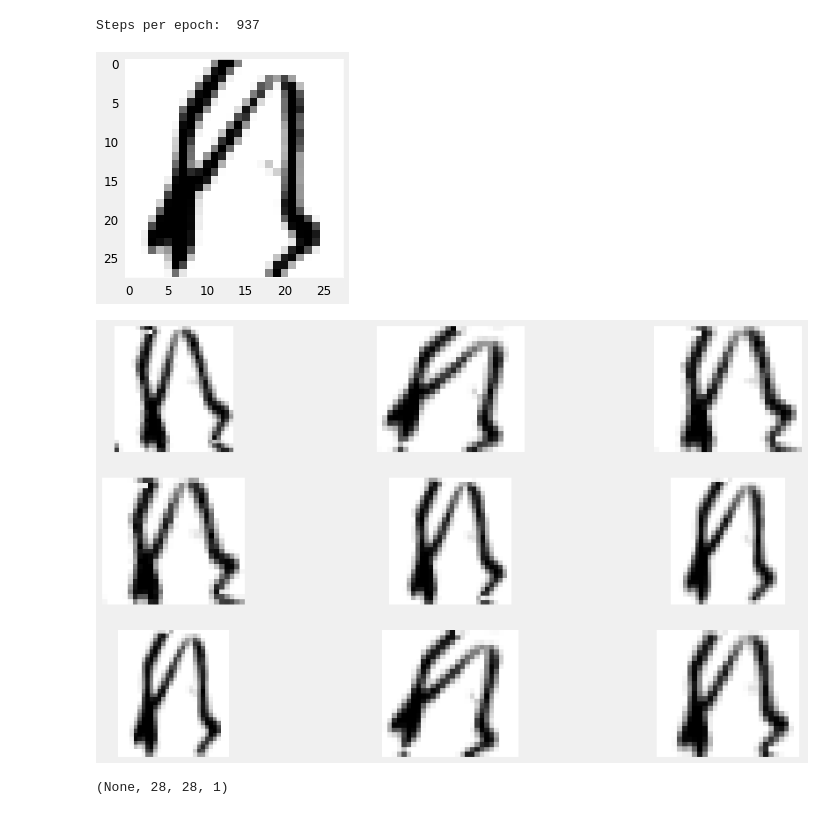
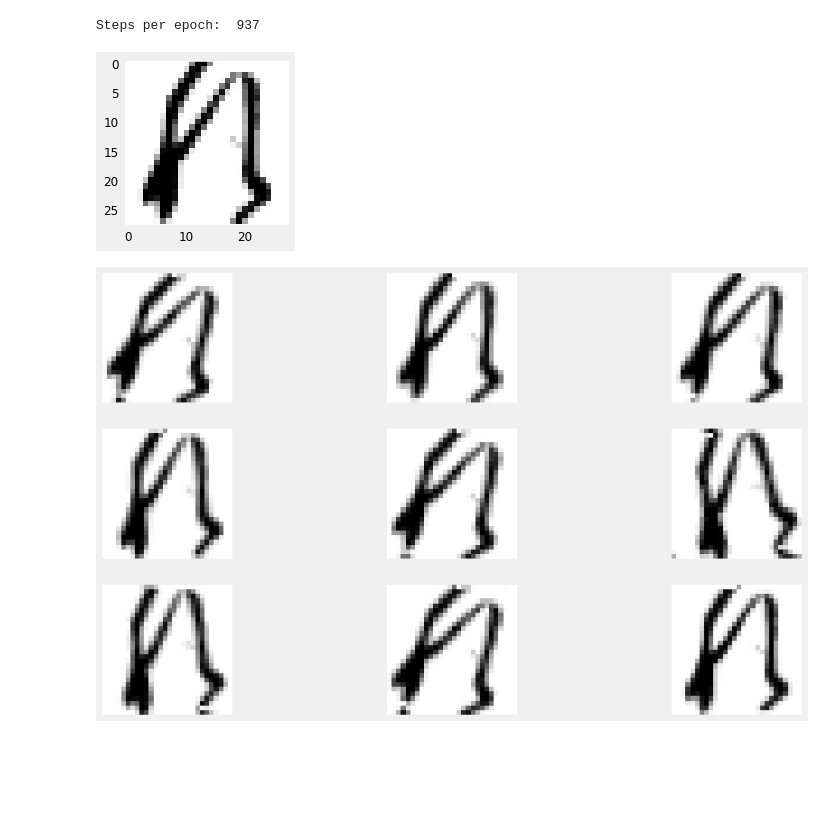
Before and after one commit to ChristianQian/Kuzushiji, a Jupyter notebook: keras_05_mnist_batch_norm.ipynb, the cells around one changed output. Drawn from its saved outputs; the diff is of its cells as text; code cells hidden in the pictures; blank space fills up the shorter version.

Commit message:
correct bug affichage, data augmentation, metrics

```diff
--- a/keras_05_mnist_batch_norm.ipynb
+++ b/keras_05_mnist_batch_norm.ipynb
@@ -250,26 +248,26 @@ plot_training = PlotTraining(sample_rate=10, zoom=1)
 Steps per epoch:  937
 # %%
 data_augmentation = tf.keras.Sequential([
-  tf.keras.layers.Reshape(input_shape=(28 * 28,), target_shape=(28, 28, 1)),
-  tf.keras.layers.experimental.preprocessing.RandomHeight(0.2),
-  tf.keras.layers.experimental.preprocessing.RandomRotation((-0.05, 0.05)),
+  tf.keras.layers.Reshape(input_shape=(28 , 28,), target_shape=(28, 28, 1)),
+  tf.keras.layers.experimental.preprocessing.RandomRotation((-0.05, 0.05))
 ])
 # %%
-plt.figure(figsize=(5, 4))
+
+plt.figure(figsize=(3, 3))
 plt.imshow(train_img[0])
+image = tf.expand_dims(train_img[0], 0)
 plt.show()
 for i in range(9):
   augmented_image = data_augmentation(image)
   ax = plt.subplot(3, 3, i + 1)
   plt.xticks([])
   plt.yticks([])
-  augmented_image = np.squeeze(augmented_image)
-  plt.imshow(augmented_image)
+  plt.imshow(np.squeeze(augmented_image[0]))
   plt.axis("off")
 plt.show()
 # %% [output]
-[figure, old version]
+[figure, new version]
-[figure, old version]
+[figure, new version]
 # %%
 data_augmentation = tf.keras.Sequential([
   tf.keras.layers.Reshape(input_shape=(28 * 28,), target_shape=(28, 28, 1)),
@@ -279,8 +275,4 @@ data_augmentation = tf.keras.Sequential([
 ])
-# %%
-data_augmentation.output_shape
-# %% [output]
-(None, 28, 28, 1)
 # %%
 model = tf.keras.Sequential(
   [
```
Also changed, not shown: parts of 12 cells of this notebook.
